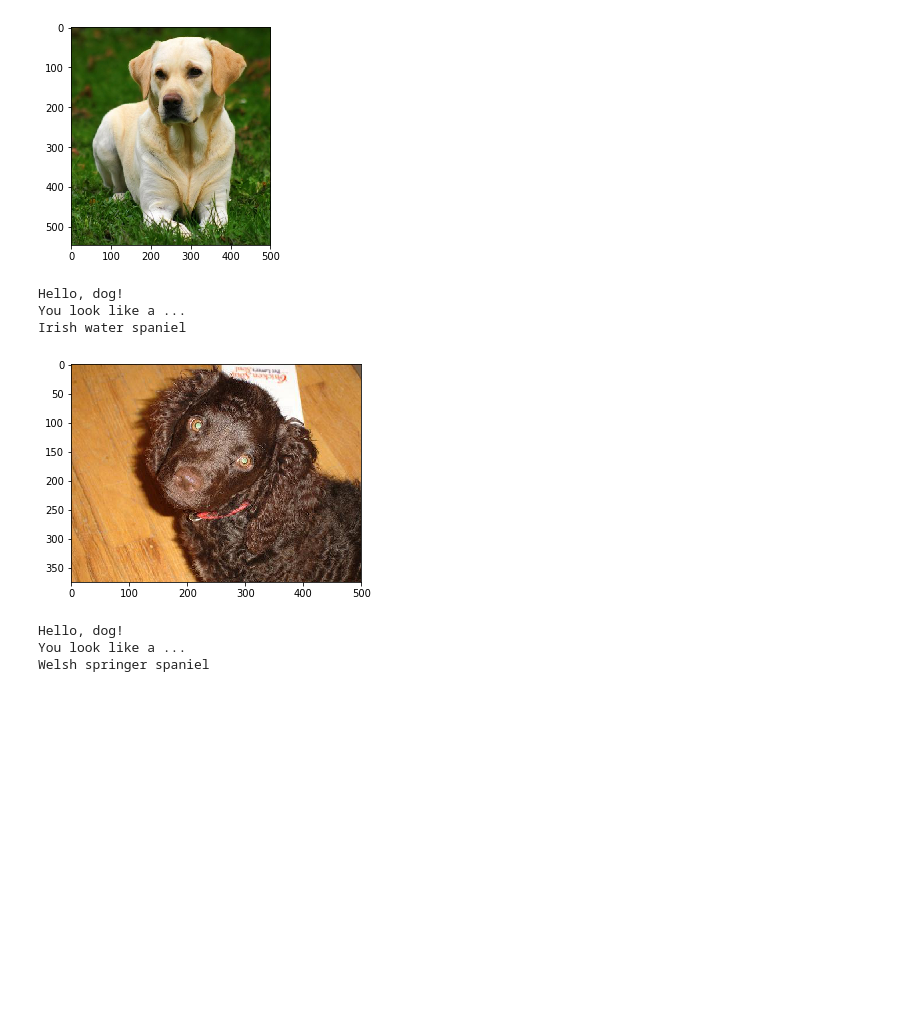
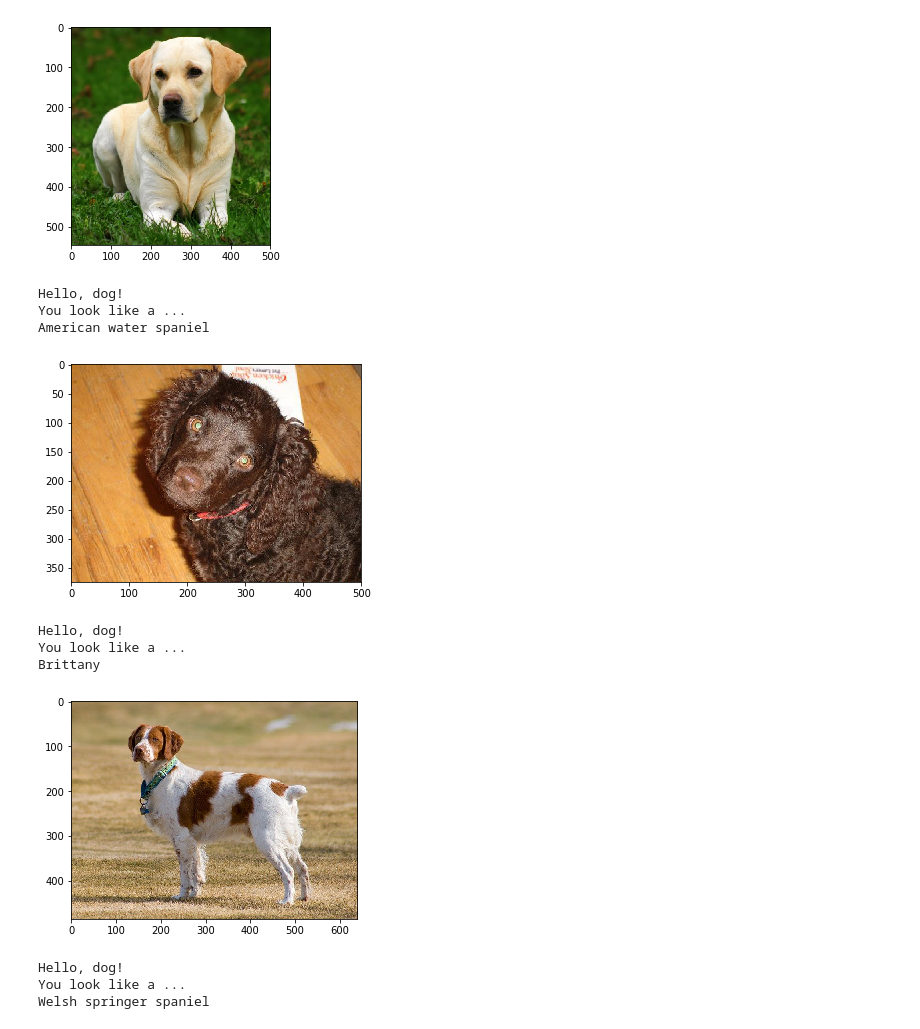
Before and after one commit to oyoot/dog-project, a Jupyter notebook: dog_app.ipynb, the cells around one changed output. Drawn from its saved outputs; the diff is of its cells as text; code cells hidden in the pictures; blank space fills up the shorter version.

```diff
--- a/dog_app.ipynb
+++ b/dog_app.ipynb
@@ -600,6 +600,8 @@ __Answer:__
 ### TODO: Define your architecture.
 InceptionV3_model = Sequential()
 InceptionV3_model.add(GlobalAveragePooling2D(input_shape=train_InceptionV3.shape[1:]))
+InceptionV3_model.add(Dense(200, activation = 'relu'))
+InceptionV3_model.add(Dropout(0.4))
 InceptionV3_model.add(Dense(133, activation='softmax'))
 
 InceptionV3_model.summary()
@@ -764,8 +777,15 @@ dog_breed('images/American_water_spaniel_00648.jpg')
 # %% [output]
 Hello, dog!
 You look like a ...
-Irish water spaniel
+American water spaniel
 [figure]
+# %%
+dog_breed('images/brittany-spaniel-518261_640.jpg')
+# %% [output]
+Hello, dog!
+You look like a ...
+Brittany
+[figure, added]
 # %%
 dog_breed('images/Welsh_springer_spaniel_08203.jpg')
 # %% [output]
```
Also changed, not shown: parts of 6 cells of this notebook, 3 other files.
